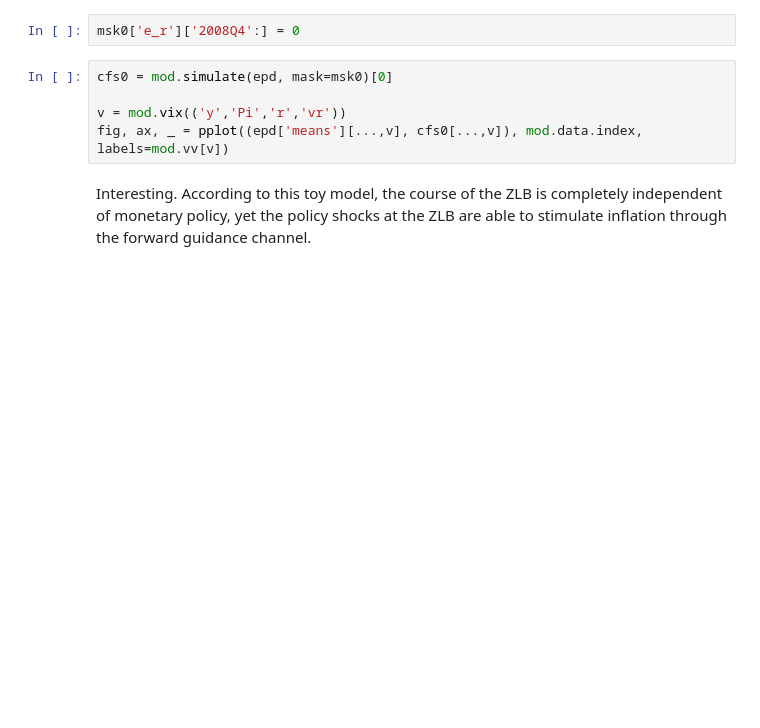
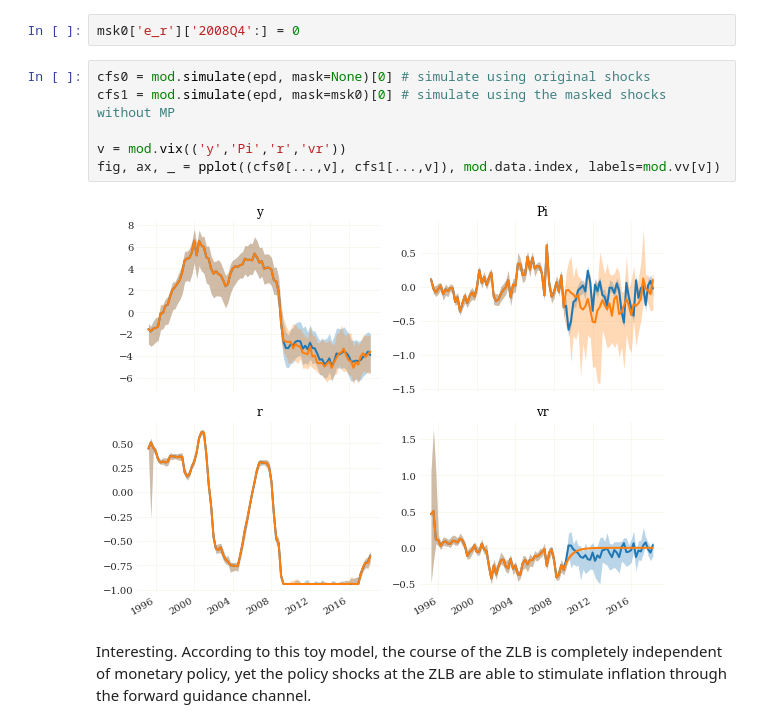
Before and after one commit to gboehl/pydsge, a Jupyter notebook: docs/getting_started.ipynb, the cells around one changed output. Drawn from its saved outputs; the diff is of its cells as text; blank space fills up the shorter version.

```diff
--- a/docs/getting_started.ipynb
+++ b/docs/getting_started.ipynb
@@ -256,10 +307,13 @@ Let's give this a try by creating a mask that will set all demand shocks (`e_r`)
 # %%
 msk0['e_r']['2008Q4':] = 0
 # %%
-cfs0 = mod.simulate(epd, mask=msk0)[0]
+cfs0 = mod.simulate(epd, mask=None)[0] # simulate using original shocks
+cfs1 = mod.simulate(epd, mask=msk0)[0] # simulate using the masked shocks without MP
 
 v = mod.vix(('y','Pi','r','vr'))
-fig, ax, _ = pplot((epd['means'][...,v], cfs0[...,v]), mod.data.index, labels=mod.vv[v])
+fig, ax, _ = pplot((cfs0[...,v], cfs1[...,v]), mod.data.index, labels=mod.vv[v])
+# %% [output]
+[figure, added]
 # %% [markdown]
 Interesting. According to this toy model, the course of the ZLB is completely independent of monetary policy, yet the policy shocks at the ZLB are able to stimulate inflation through the forward guidance channel.
 # %% [markdown]
```
Also changed, not shown: parts of 24 cells of this notebook, 6 other files.
